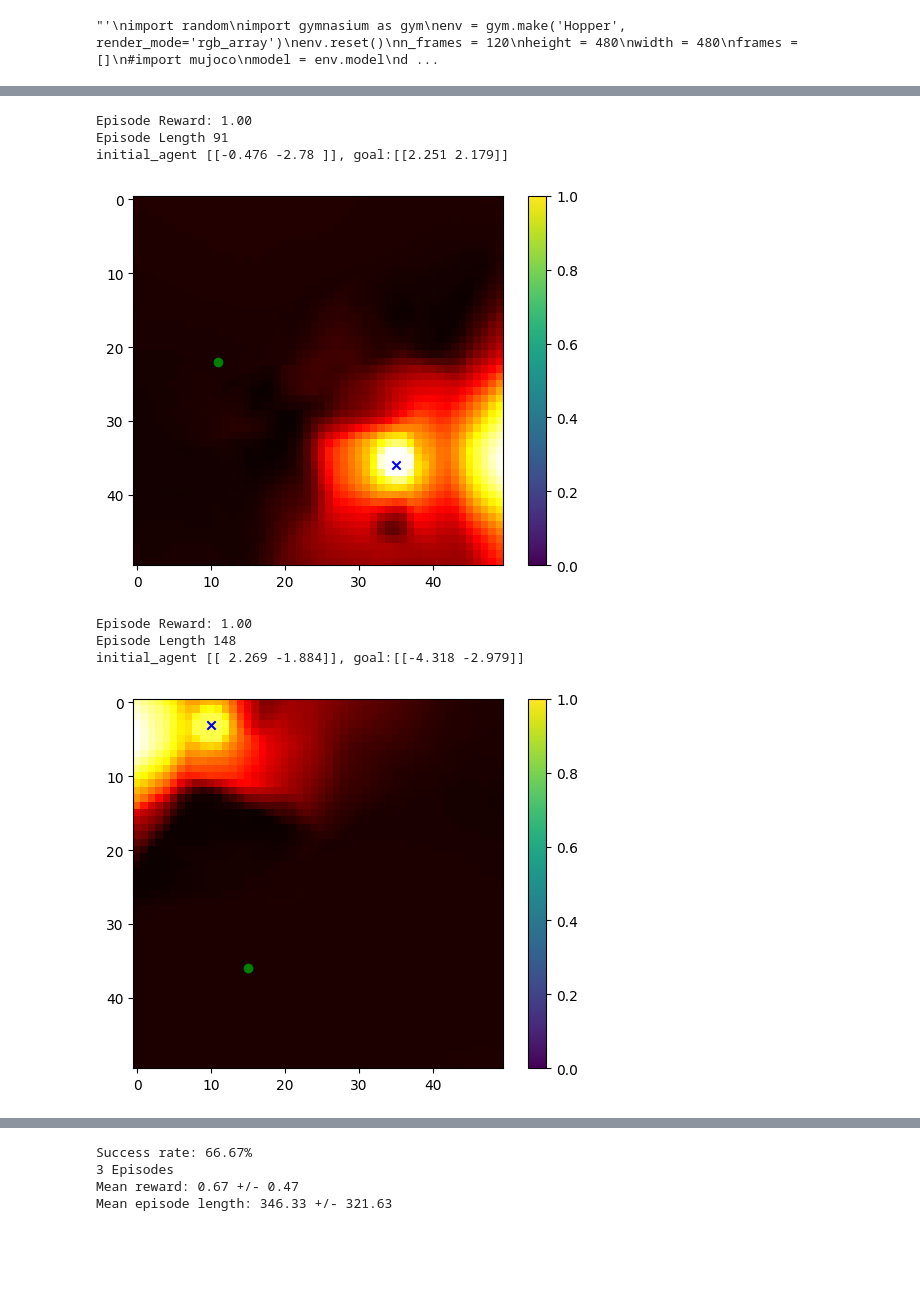
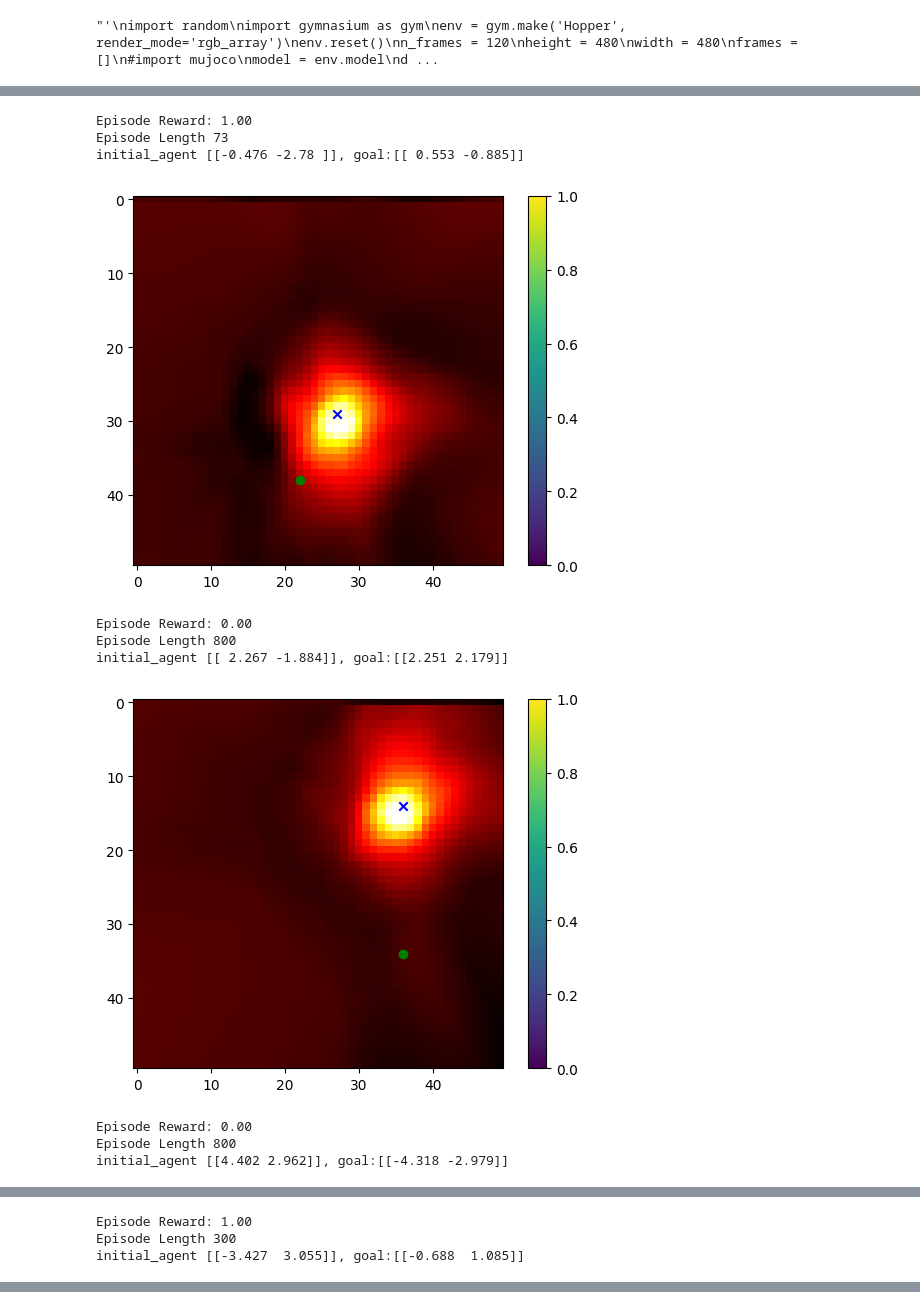
Before and after one commit to jesn1219/rl_zoo_jesnk, a Jupyter notebook: enjoy_2dmaze.ipynb, the cells around one changed output, grey strips where cells are left out. Drawn from its saved outputs; the diff is of its cells as text; code cells hidden in the pictures; blank space fills up the shorter version.

```diff
--- a/enjoy_2dmaze.ipynb
+++ b/enjoy_2dmaze.ipynb
@@ -495,13 +502,13 @@ parser.add_argument(
 
 args = parser.parse_args(args=[])
 args.env = EnvironmentName('PointMaze_Large-v3')
-args.algo = 'tqc'
+args.algo = 'sac'
 args.load_last_checkpoint = True
 args.no_render = True
 args.render_rgb = True
 args.folder = './logs/'
-args.exp_id = 9
+#args.exp_id = 9
 args.env_kwargs = {'render_mode': 'rgb_array','continuing_task':False}
-args.n_timesteps = 1600
+args.n_timesteps = 4000
 enjoy(args)
 # %% [output]
@@ -513,8 +521,11 @@ initial_agent [[ 0.258 -0.843]], goal:[[ 0.553 -0.885]]
 Episode Reward: 1.00
-Episode Length 91
-initial_agent [[-0.476 -2.78 ]], goal:[[2.251 2.179]]
+Episode Length 73
+initial_agent [[-0.476 -2.78 ]], goal:[[ 0.553 -0.885]]
-[figure, old version]
+[figure, new version]
-Episode Reward: 1.00
-Episode Length 148
-initial_agent [[ 2.269 -1.884]], goal:[[-4.318 -2.979]]
+Episode Reward: 0.00
+Episode Length 800
+initial_agent [[ 2.267 -1.884]], goal:[[2.251 2.179]]
-[figure, old version]
+[figure, new version]
+Episode Reward: 0.00
+Episode Length 800
+initial_agent [[4.402 2.962]], goal:[[-4.318 -2.979]]
@@ -520,0 +533,3 @@ initial_agent [[ 2.269 -1.884]], goal:[[-4.318 -2.979]]
+Episode Reward: 1.00
+Episode Length 300
+initial_agent [[-3.427  3.055]], goal:[[-0.688  1.085]]
@@ -521,5 +541 @@ initial_agent [[ 2.269 -1.884]], goal:[[-4.318 -2.979]]
 [interactive output not drawn]
-Success rate: 66.67%
-3 Episodes
-Mean reward: 0.67 +/- 0.47
-Mean episode length: 346.33 +/- 321.63
```
Also changed, not shown: parts of 3 cells of this notebook.
